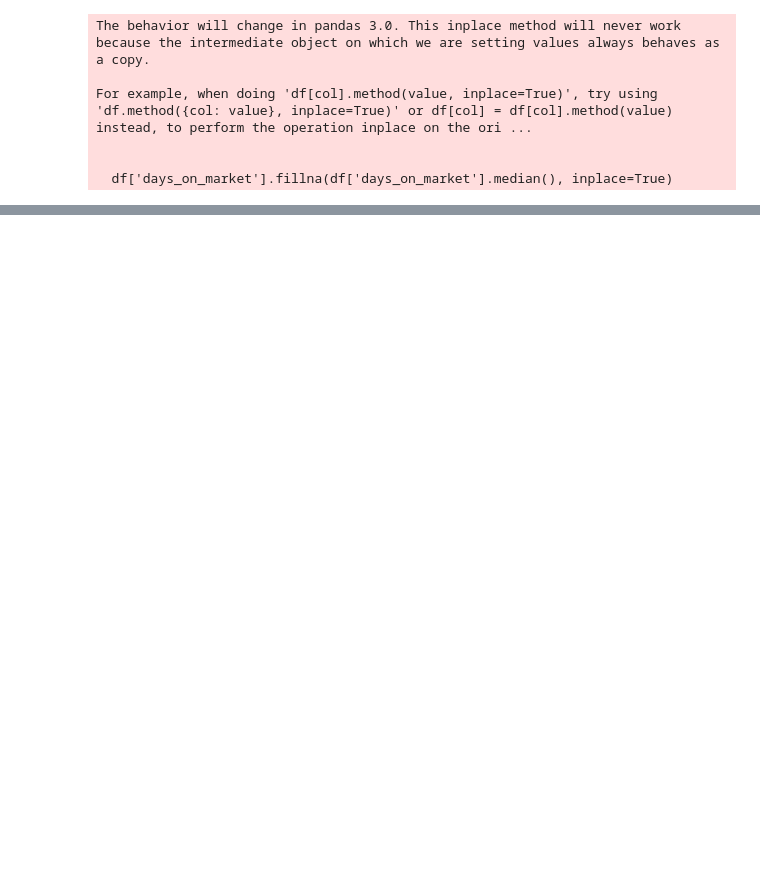
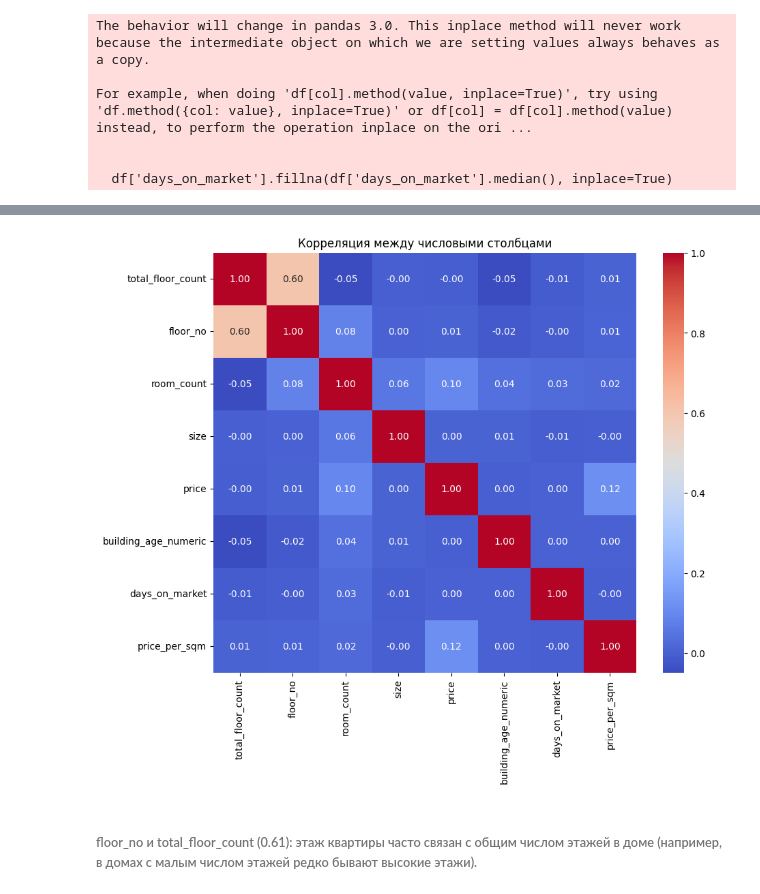
Before and after one commit to mewkfeli/MachineLearning_TeamWork, a Jupyter notebook: Командный.ipynb, the cells around one changed output, grey strips where cells are left out. Cells and saved outputs as stored; diff of their text form; code cells hidden in the pictures; blank space fills up the shorter version.

```diff
--- a/Командный.ipynb
+++ b/Командный.ipynb
@@ -358,0 +464,19 @@ df.head()
+# %%
+import matplotlib.pyplot as plt
+import seaborn as sns
+
+# Выбираем только числовые столбцы
+numeric_cols = df.select_dtypes(include='number')
+
+# Строим корреляционную матрицу
+corr_matrix = numeric_cols.corr()
+
+# Визуализируем тепловую карту
+plt.figure(figsize=(10,8))
+sns.heatmap(corr_matrix, annot=True, fmt=".2f", cmap='coolwarm')
+plt.title('Корреляция между числовыми столбцами')
+plt.show()
+# %% [output]
+[figure, added]
+# %% [markdown]
+###### floor_no и total_floor_count (0.61): этаж квартиры часто связан с общим числом этажей в доме (например, в домах с малым числом этажей редко бывают высокие этажи).
```
Also changed, not shown: parts of 28 cells of this notebook.
